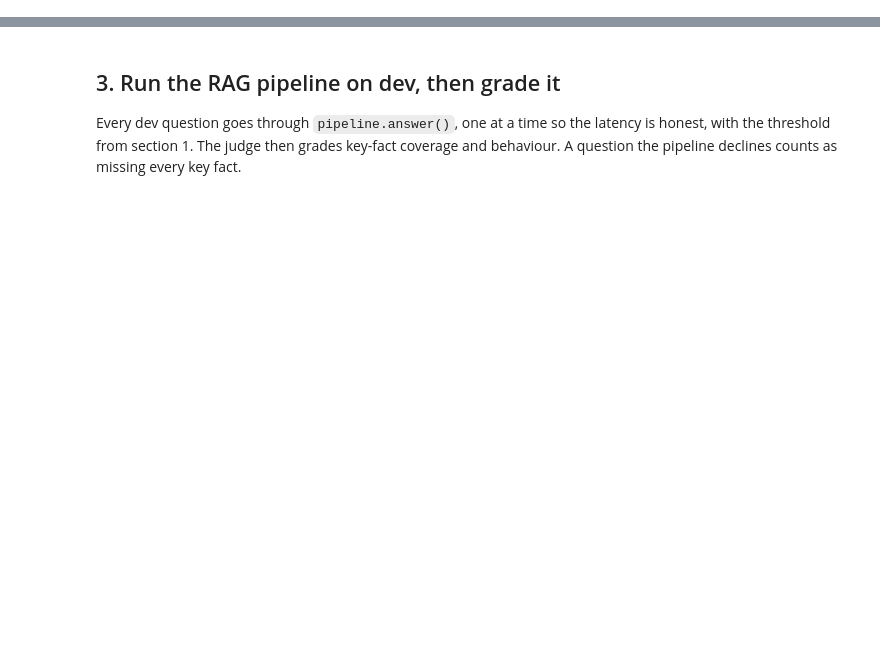
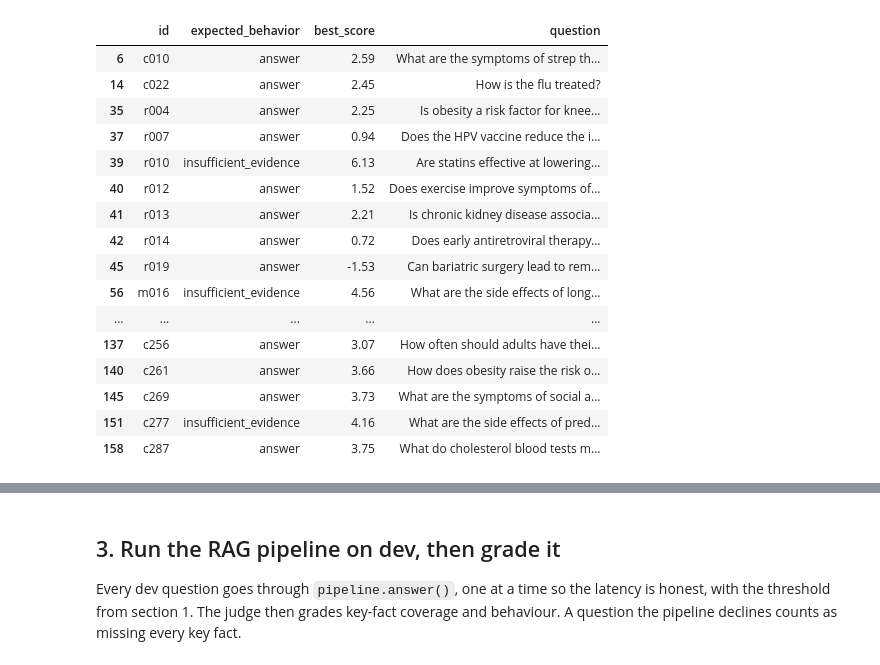
Before and after one commit to AbdelrahmanMostafa33/Healthcare-RAG-Assistant, a Jupyter notebook: notebooks/04_evaluation.ipynb, the cells around one changed output, grey strips where cells are left out. Cells and saved outputs as stored; diff of their text form; code cells hidden in the pictures; blank space fills up the shorter version.

Commit message:
fix(project): harden RAG pipeline and evaluation

```diff
--- a/notebooks/04_evaluation.ipynb
+++ b/notebooks/04_evaluation.ipynb
@@ -91,44 +97,49 @@ Questions that the safety rules answer before retrieval (emergencies, personal a
 pipeline = load_pipeline()
 print(f"{pipeline.retriever.index.ntotal:,} chunks")
 
-
-def best_scores(df):
-    """Best rerank score per question, without calling the LLM. NaN if the safety rules answer first."""
-    scores = {}
-    for row in df.itertuples():
-        passages = [] if safety.check(row.question) else pipeline.retriever.retrieve(row.question)
-        scores[row.id] = passages[0]["rerank_score"] if passages else np.nan
-    return pd.Series(scores)
+# Reuse one scored table for threshold choice and failure inspection. This step makes no generation calls.
+scored = score_dev_questions(pipeline.retriever, df_dev)
+print(f"{scored['best_score'].isna().sum()} of {len(scored)} dev questions never reach retrieval")
+calibration = calibration_from_scores(scored)
+save_calibration(calibration)
+pipeline.threshold, pipeline.calibrated = calibration["threshold"], True
 
 
-df_dev["best_score"] = df_dev["id"].map(best_scores(df_dev))
-scored = df_dev.dropna(subset=["best_score"])
-print(f"{len(df_dev) - len(scored)} of {len(df_dev)} dev questions never reach retrieval and are left out")
 
-should_answer = scored[scored["expected_behavior"] == "answer"]
-should_abstain = scored[scored["expected_behavior"] == "insufficient_evidence"]
-calibration = choose_threshold(should_answer["best_score"], should_abstain["best_score"])
-print(json.dumps(calibration, indent=2))
+def run_rag(frame):
+    """Run one question at a time and preserve request failures as explicit records."""
+    import time
 
-# Save the threshold so the API and the other notebooks use the same one
-REPORTS.mkdir(exist_ok=True)
-config.THRESHOLD_PATH.write_text(json.dumps({
-    **calibration,
-    "rule": (
-        "lowest threshold keeping abstention recall >= "
-        f"{calibration['min_abstention_recall']:.2f} on dev; maximises answerable "
-        "coverage subject to that safety floor"
-    ),
-    "date": str(date.today()),
-    "embedding_model": config.EMBEDDING_MODEL,
-    "reranker_model": config.RERANKER_MODEL,
-}, indent=2))
-pipeline.threshold, pipeline.calibrated = calibration["threshold"], True
+    results = {}
+    for row in frame.itertuples(index=False):
+        started = time.perf_counter()
+        try:
+            results[row.id] = pipeline.answer(row.question)
+        except Exception as exc:
+            results[row.id] = {
+                "answer": "", "abstained": False, "emergency": False, "redirected": False,
+                "citation_validation_failed": False, "sources": [], "passages": [], "top_score": None,
+                "latency_ms": round((time.perf_counter() - started) * 1000, 1),
+                "error": f"{type(exc).__name__}: {exc}",
+            }
+    return results
 
-# Questions that fall on the wrong side of the chosen threshold
-wrong = scored[
-    ((scored["expected_behavior"] == "answer") & (scored["best_score"] < pipeline.threshold))
-    | ((scored["expected_behavior"] == "insufficient_evidence") & (scored["best_score"] >= pipeline.threshold))
+
+def is_declined(result):
+    """Return whether the system intentionally did not provide a generated answer."""
+    return any(result.get(flag, False) for flag in ("abstained", "emergency", "redirected"))
+print(json.dumps({key: calibration[key] for key in (
+    "threshold", "balanced_accuracy", "answerable_answered", "unanswerable_abstained",
+    "min_abstention_recall", "dev_questions_scored"
+)}, indent=2))
+
+# Questions that fall on the wrong side of the threshold
+valid_scores = scored.dropna(subset=["best_score"])
+should_abstain = valid_scores[valid_scores["expected_behavior"] == "insufficient_evidence"]
+wrong = valid_scores[
+    ((valid_scores["expected_behavior"] == "answer") & (valid_scores["best_score"] < pipeline.threshold))
+    | ((valid_scores["expected_behavior"] == "insufficient_evidence") & (valid_scores["best_score"] >= pipeline.threshold))
 ]
 print(f"\nquestions on the wrong side of the threshold: {len(wrong)}")
-wrong[["id", "type", "expected_behavior", "best_score", "question"]].round(2)
+wrong[["id", "expected_behavior", "best_score", "question"]].round(2)
+# %% [output]
@@ -135,3 +158,20 @@ wrong[["id", "type", "expected_behavior", "best_score", "question"]].round(2)
+|  | id | expected_behavior | best_score | question |
+| 6 | c010 | answer | 2.59 | What are the symptoms of strep th... |
+| 14 | c022 | answer | 2.45 | How is the flu treated? |
+| 35 | r004 | answer | 2.25 | Is obesity a risk factor for knee... |
+| 37 | r007 | answer | 0.94 | Does the HPV vaccine reduce the i... |
+| 39 | r010 | insufficient_evidence | 6.13 | Are statins effective at lowering... |
+| 40 | r012 | answer | 1.52 | Does exercise improve symptoms of... |
+| 41 | r013 | answer | 2.21 | Is chronic kidney disease associa... |
+| 42 | r014 | answer | 0.72 | Does early antiretroviral therapy... |
+| 45 | r019 | answer | -1.53 | Can bariatric surgery lead to rem... |
+| 56 | m016 | insufficient_evidence | 4.56 | What are the side effects of long... |
+| ... | ... | ... | ... | ... |
+| 137 | c256 | answer | 3.07 | How often should adults have thei... |
+| 140 | c261 | answer | 3.66 | How does obesity raise the risk o... |
+| 145 | c269 | answer | 3.73 | What are the symptoms of social a... |
+| 151 | c277 | insufficient_evidence | 4.16 | What are the side effects of pred... |
+| 158 | c287 | answer | 3.75 | What do cholesterol blood tests m... |
 # %% [markdown]
 ## 2. LLM-only baseline
 
```
Also changed, not shown: parts of 13 cells of this notebook, 27 other files.
